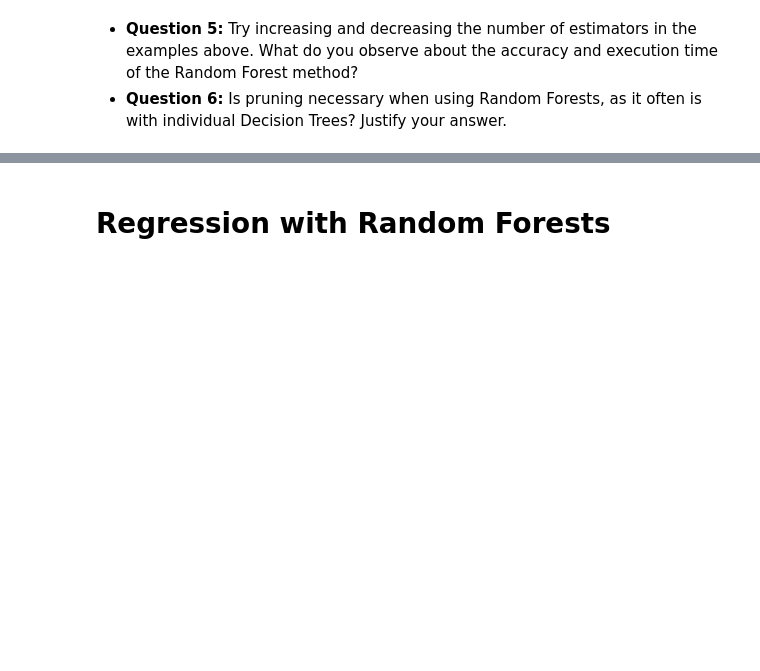
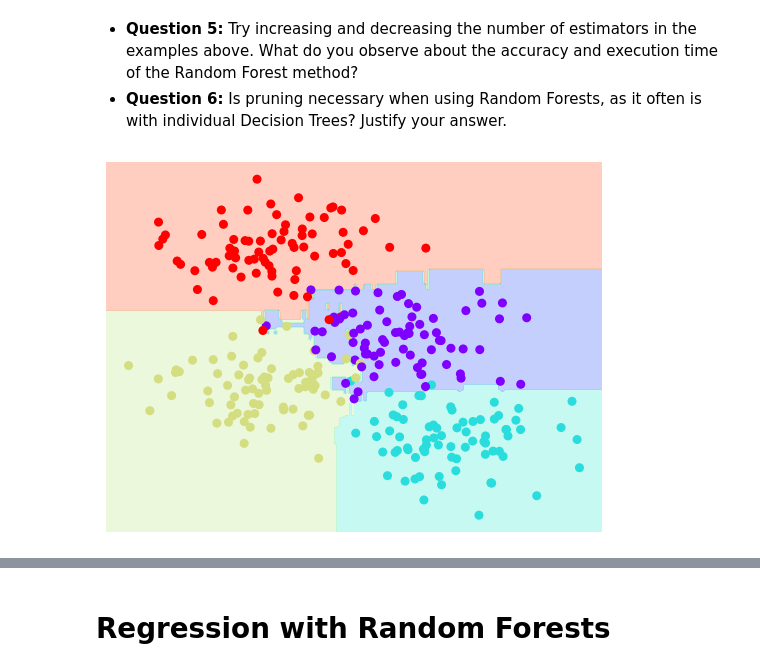
Before and after one commit to edaska/Stochastic_Processes_-_Optimization_in_Machine_Learning, a Jupyter notebook: lab11/Stochastics_Random_Forests.ipynb, the cells around one changed output, grey strips where cells are left out. Saved outputs shown, nothing was run; the diff lists cells and outputs as text; code cells hidden in the pictures; blank space fills up the shorter version.

```diff
--- a/lab11/Stochastics_Random_Forests.ipynb
+++ b/lab11/Stochastics_Random_Forests.ipynb
@@ -196,3 +202,8 @@ visualize_classifier(model, X, y);
 <li><b>Question 5:</b> Try increasing and decreasing the number of estimators in the examples above. What do you observe about the accuracy and execution time of the Random Forest method?</li>
 <li><b>Question 6:</b> Is pruning necessary when using Random Forests, as it often is with individual Decision Trees? Justify your answer.</li>
 </ul>
+# %%
+model = RandomForestClassifier(n_estimators=10, random_state=0)
+visualize_classifier(model, X, y);
+# %% [output]
+[figure, added]
```
Also changed, not shown: parts of 7 cells of this notebook.
